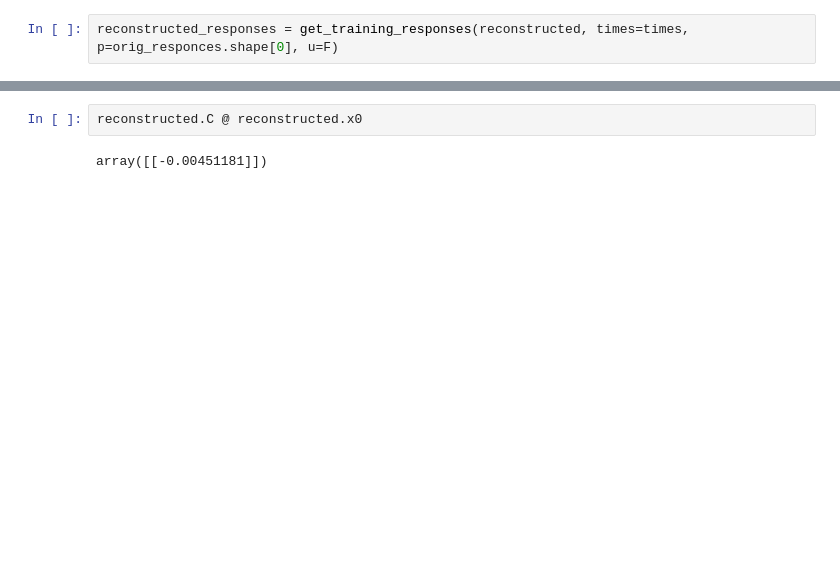
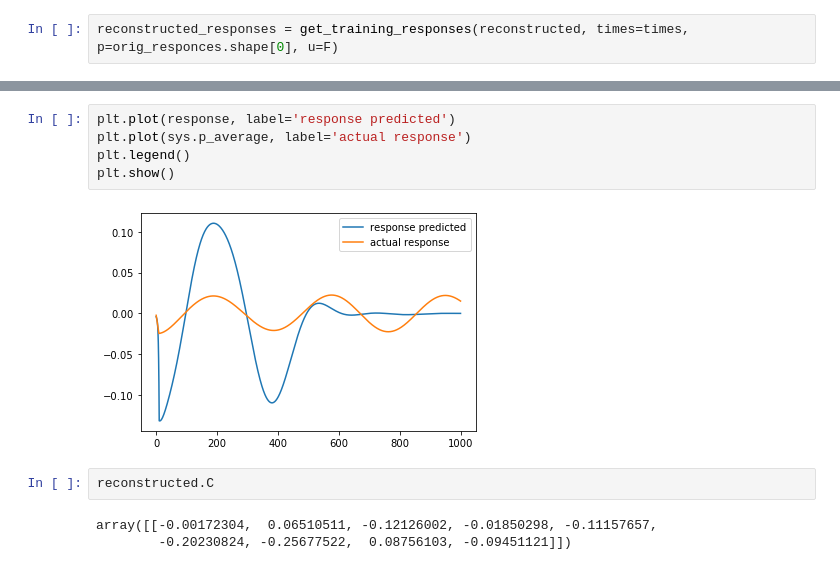
Before and after one commit to dibondar/QSystemIdentification, a Jupyter notebook: sys_id_single_electron_hhg.ipynb, the cells around one changed output, grey strips where cells are left out. Cells and saved outputs as stored; diff of their text form; blank space fills up the shorter version.

```diff
--- a/sys_id_single_electron_hhg.ipynb
+++ b/sys_id_single_electron_hhg.ipynb
@@ -435,4 +466,12 @@ eig(reconstructed.Ac)
+# %%
+plt.plot(response, label='response predicted')
+plt.plot(sys.p_average, label='actual response')
+plt.legend()
+plt.show()
+# %% [output]
+[figure, added]
 # %%
-reconstructed.C @ reconstructed.x0
+reconstructed.C
 # %% [output]
-array([[-0.00451181]])
+array([[-0.00172304,  0.06510511, -0.12126002, -0.01850298, -0.11157657,
+        -0.20230824, -0.25677522,  0.08756103, -0.09451121]])
```
Also changed, not shown: parts of 19 cells of this notebook, 2 other files.
